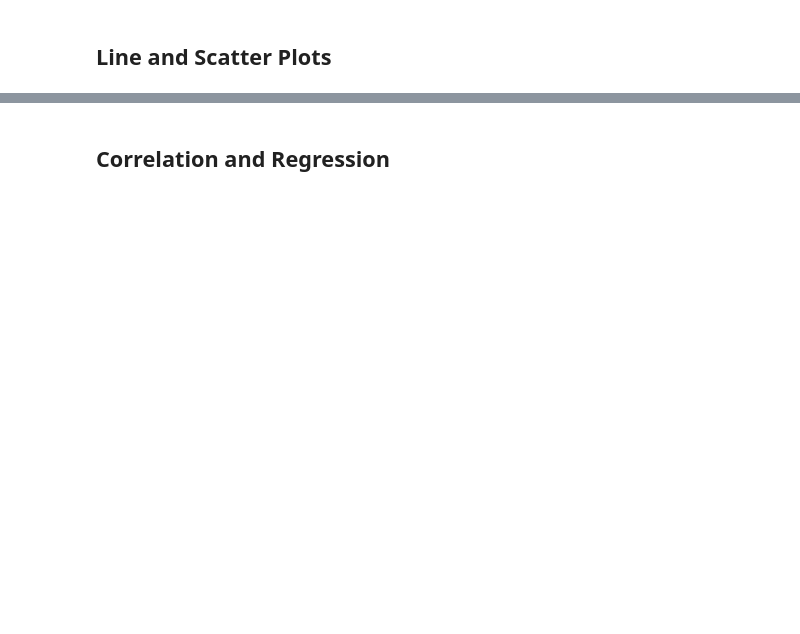
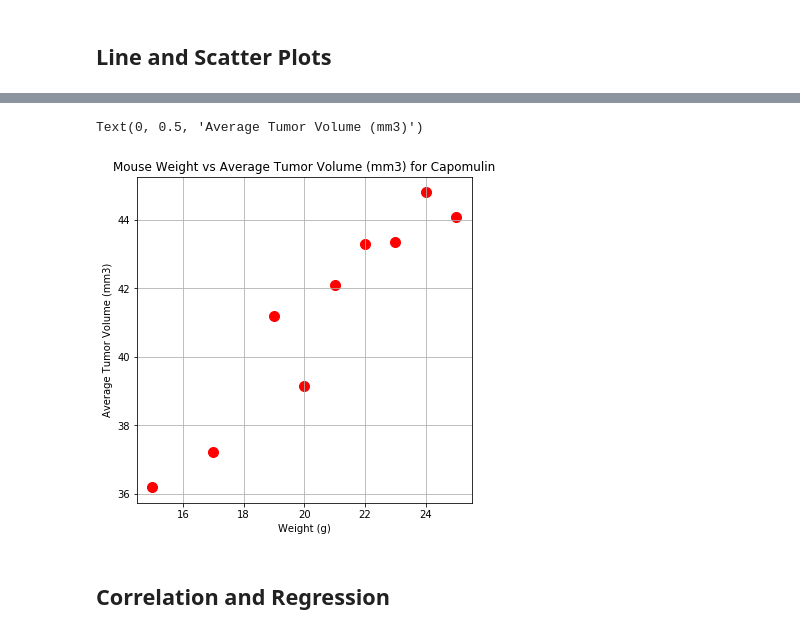
Before and after one commit to phuphan626/Matplotlib-Challenge-, a Jupyter notebook: Pymaceuticals/pymaceuticals_starter.ipynb, the cells around one changed output, grey strips where cells are left out. Saved outputs shown, nothing was run; the diff lists cells and outputs as text; code cells hidden in the pictures; blank space fills up the shorter version.

```diff
--- a/Pymaceuticals/pymaceuticals_starter.ipynb
+++ b/Pymaceuticals/pymaceuticals_starter.ipynb
@@ -365,2 +399,12 @@ ValueError: Dimensions of labels and X must be compatible
+# %%
+# Generate a scatter plot of mouse weight versus average tumor volume for the Capomulin regimen
+weight_df=capo_df.groupby('Weight (g)')
+avg_tumor=weight_df['Tumor Volume (mm3)'].mean()
+weight_vs_tumor=pd.DataFrame(avg_tumor).reset_index()
+scatter=weight_vs_tumor.plot(kind='scatter',x='Weight (g)',y='Tumor Volume (mm3)',grid=True,figsize=(6,6),s=100,c='red',title='Mouse Weight vs Average Tumor Volume (mm3) for Capomulin')
+scatter.set_ylabel('Average Tumor Volume (mm3)')
+# %% [output]
+Text(0, 0.5, 'Average Tumor Volume (mm3)')
+[figure, added]
 # %% [markdown]
 ## Correlation and Regression
```
Also changed, not shown: parts of 9 cells of this notebook.
